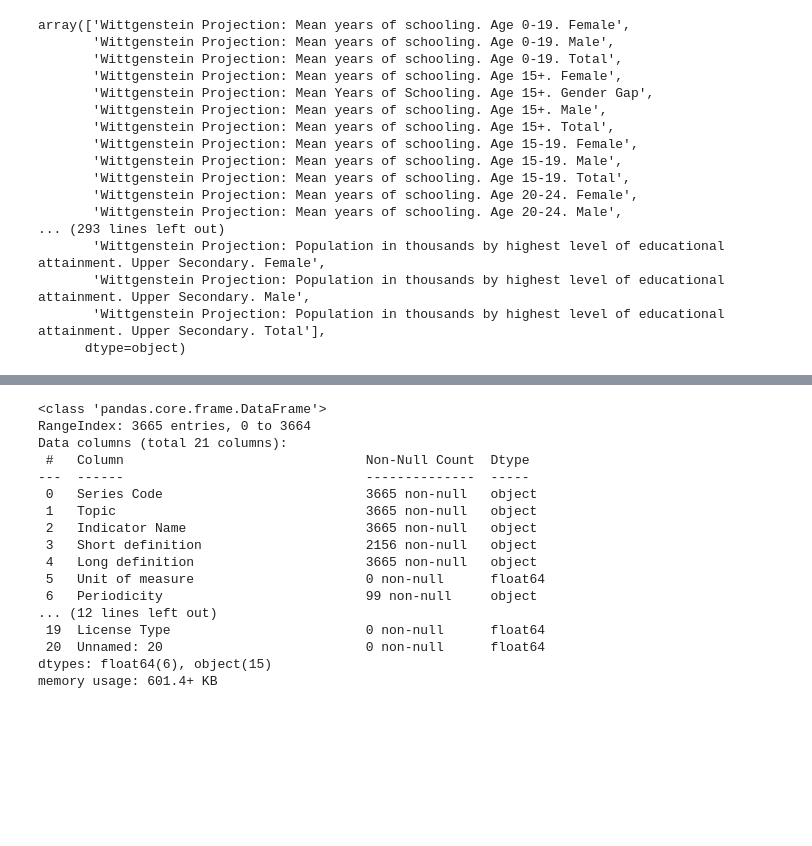
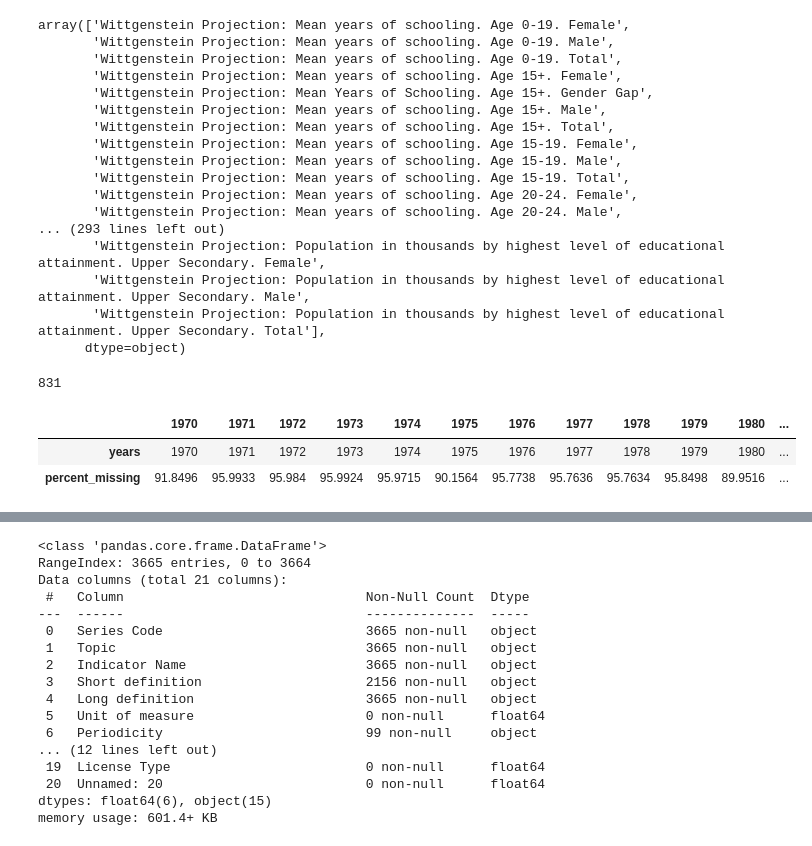
Before and after one commit to nikhilans/global-education-analysis, a Jupyter notebook: CH_Nikhila_N_S_World_Bank_Global_Education_Analysis_Capstone_Project.ipynb, the cells around one changed output, grey strips where cells are left out. Drawn from its saved outputs; the diff is of its cells as text; code cells hidden in the pictures; blank space fills up the shorter version.

```diff
--- a/CH_Nikhila_N_S_World_Bank_Global_Education_Analysis_Capstone_Project.ipynb
+++ b/CH_Nikhila_N_S_World_Bank_Global_Education_Analysis_Capstone_Project.ipynb
@@ -129,0 +155,16 @@ array(['Wittgenstein Projection: Mean years of schooling. Age 0-19. Female',
+# %%
+df_data_subset1['Indicator Name'].nunique()
+# %% [output]
+831
+# %%
+# Let's look at which years have the least data available
+years = df_data.iloc[:, 4:-1]
+percent_missing = years.isnull().sum() * 100 / len(years)
+percent_missing =  pd.DataFrame({'years': years.columns,
+                                 'percent_missing': percent_missing})
+
+percent_missing.T
+# %% [output]
+|  | 1970 | 1971 | 1972 | 1973 | 1974 | 1975 | 1976 | 1977 | 1978 | 1979 | 1980 | ... |
+| years | 1970 | 1971 | 1972 | 1973 | 1974 | 1975 | 1976 | 1977 | 1978 | 1979 | 1980 | ... |
+| percent_missing | 91.8496 | 95.9933 | 95.984 | 95.9924 | 95.9715 | 90.1564 | 95.7738 | 95.7636 | 95.7634 | 95.8498 | 89.9516 | ... |
```
Also changed, not shown: parts of 28 cells of this notebook.
